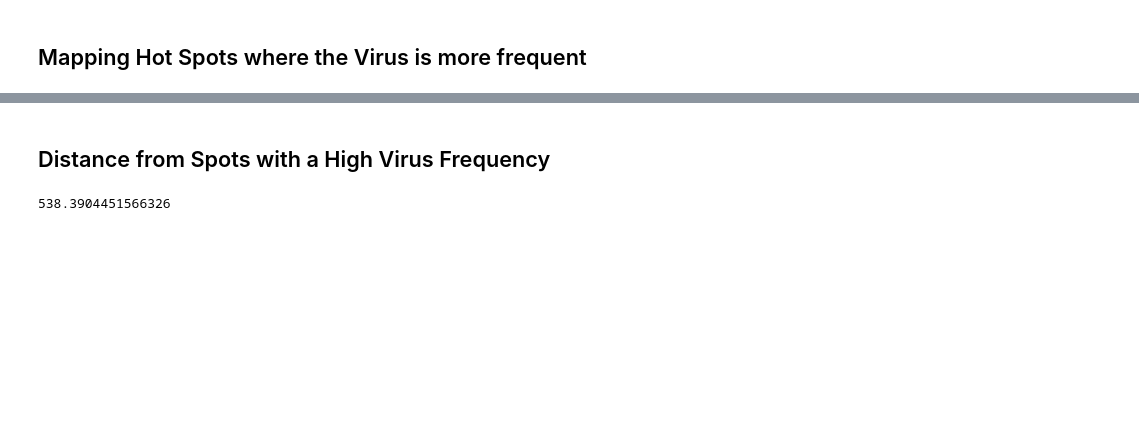
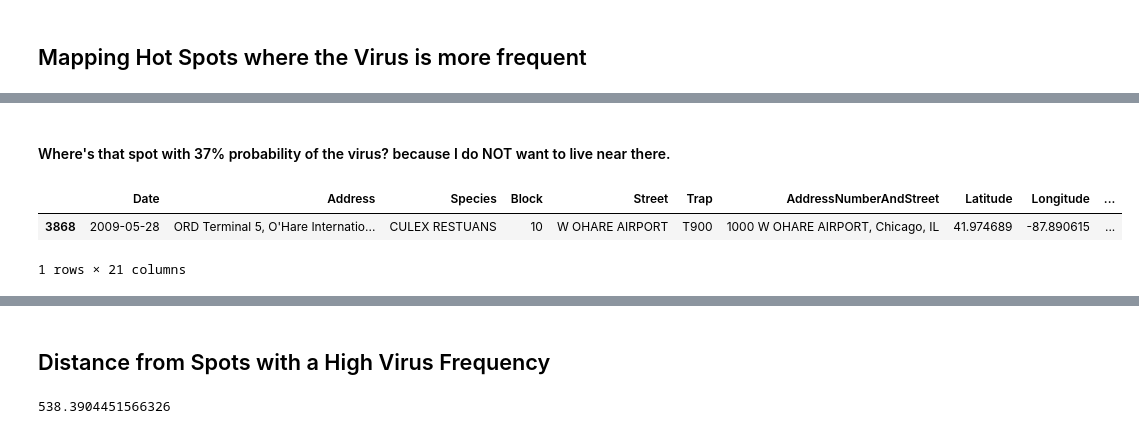
Before and after one commit to austinlasseter/West_Nile_Virus_032108, a Jupyter notebook: Austin/01 - Trap Readings Training Set.ipynb, the cells around one changed output, grey strips where cells are left out. Saved outputs shown, nothing was run; the diff lists cells and outputs as text; code cells hidden in the pictures; blank space fills up the shorter version.

```diff
--- a/Austin/01 - Trap Readings Training Set.ipynb
+++ b/Austin/01 - Trap Readings Training Set.ipynb
@@ -248,0 +255,8 @@ latlongs.head()
+# %% [markdown]
+#### Where's that spot with 37% probability of the virus? because I do NOT want to live near there.
+# %%
+readings[readings['lat_long']==(41.974689, -87.890615)].head(1)
+# %% [output]
+|  | Date | Address | Species | Block | Street | Trap | AddressNumberAndStreet | Latitude | Longitude | ... |
+| 3868 | 2009-05-28 | ORD Terminal 5, O'Hare Internatio... | CULEX RESTUANS | 10 | W OHARE AIRPORT | T900 | 1000 W OHARE AIRPORT, Chicago, IL | 41.974689 | -87.890615 | ... |
+1 rows × 21 columns
```
Also changed, not shown: parts of 22 cells of this notebook, 5 other files.
